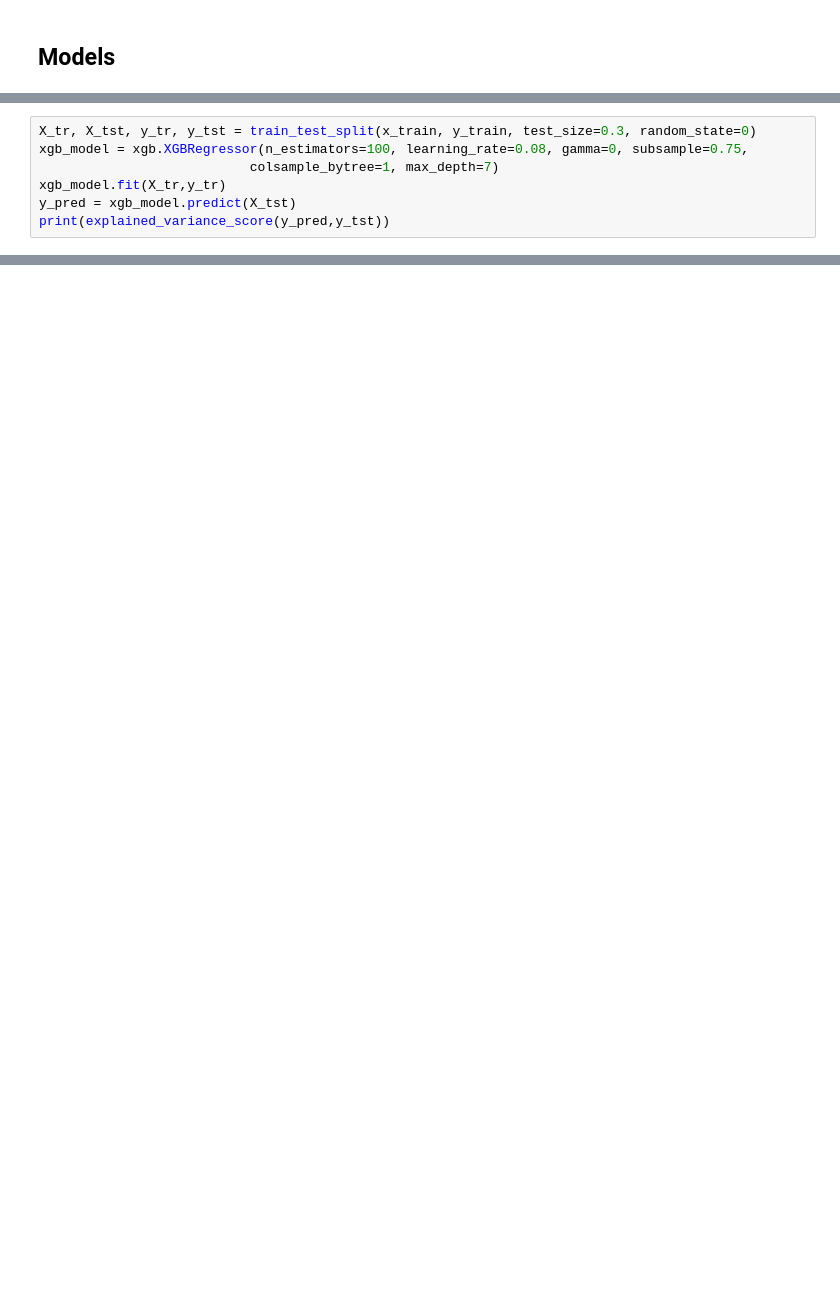
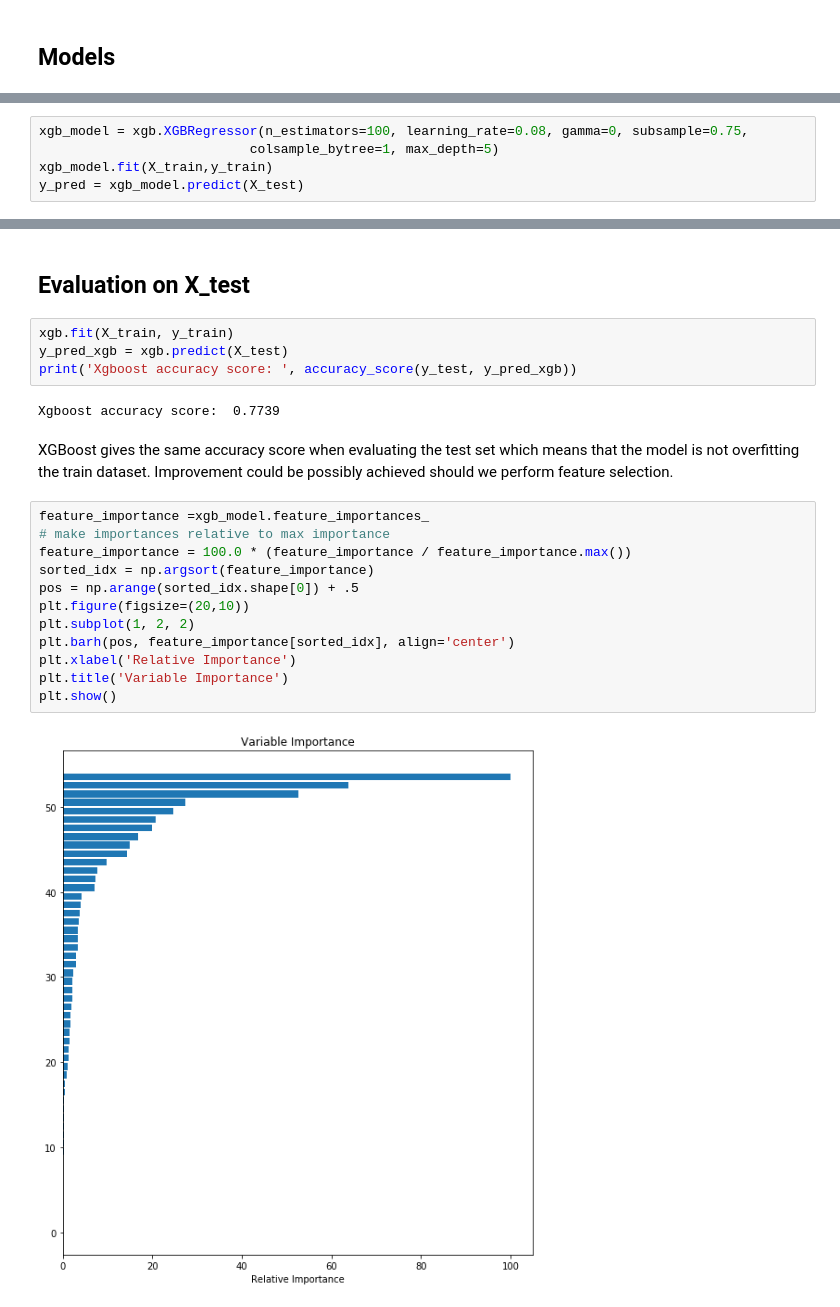
Before and after one commit to vasiach/PracticalDataScience, a Jupyter notebook: Assignment4.ipynb, the cells around one changed output, grey strips where cells are left out. Cells and saved outputs as stored; diff of their text form; blank space fills up the shorter version.

```diff
--- a/Assignment4.ipynb
+++ b/Assignment4.ipynb
@@ -120,7 +214,5 @@ logreg 0.6057709863269731
 # %%
-X_tr, X_tst, y_tr, y_tst = train_test_split(x_train, y_train, test_size=0.3, random_state=0)
 xgb_model = xgb.XGBRegressor(n_estimators=100, learning_rate=0.08, gamma=0, subsample=0.75,
-                           colsample_bytree=1, max_depth=7)
-xgb_model.fit(X_tr,y_tr)
-y_pred = xgb_model.predict(X_tst)
-print(explained_variance_score(y_pred,y_tst))
+                           colsample_bytree=1, max_depth=5)
+xgb_model.fit(X_train,y_train)
+y_pred = xgb_model.predict(X_test)
@@ -154,0 +347,24 @@ Score with the entire dataset = 0.81
+# %% [markdown]
+## Evaluation on X_test
+# %%
+xgb.fit(X_train, y_train)
+y_pred_xgb = xgb.predict(X_test)
+print('Xgboost accuracy score: ', accuracy_score(y_test, y_pred_xgb))
+# %% [output]
+Xgboost accuracy score:  0.7739
+# %% [markdown]
+XGBoost gives the same accuracy score when evaluating the test set which means that the model is not overfitting the train dataset. Improvement could be possibly achieved should we perform feature selection.
+# %%
+feature_importance =xgb_model.feature_importances_
+# make importances relative to max importance
+feature_importance = 100.0 * (feature_importance / feature_importance.max())
+sorted_idx = np.argsort(feature_importance)
+pos = np.arange(sorted_idx.shape[0]) + .5
+plt.figure(figsize=(20,10))
+plt.subplot(1, 2, 2)
+plt.barh(pos, feature_importance[sorted_idx], align='center')
+plt.xlabel('Relative Importance')
+plt.title('Variable Importance')
+plt.show()
+# %% [output]
+[figure, added]
```
Also changed, not shown: parts of 58 cells of this notebook.
